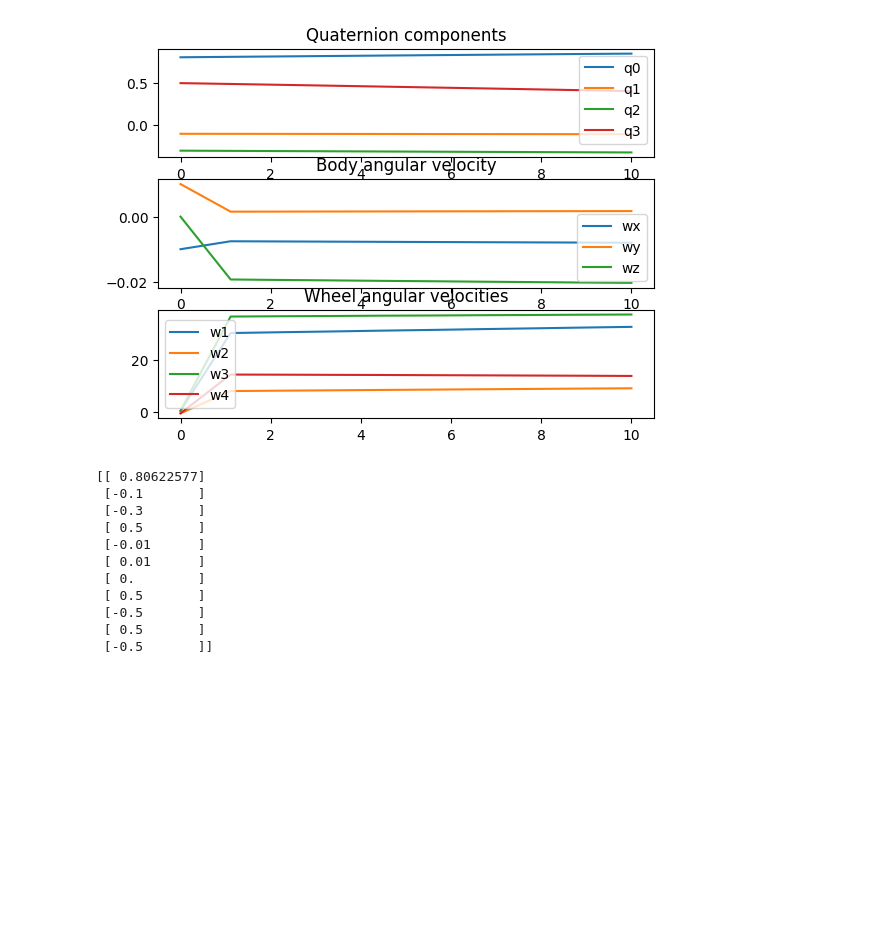
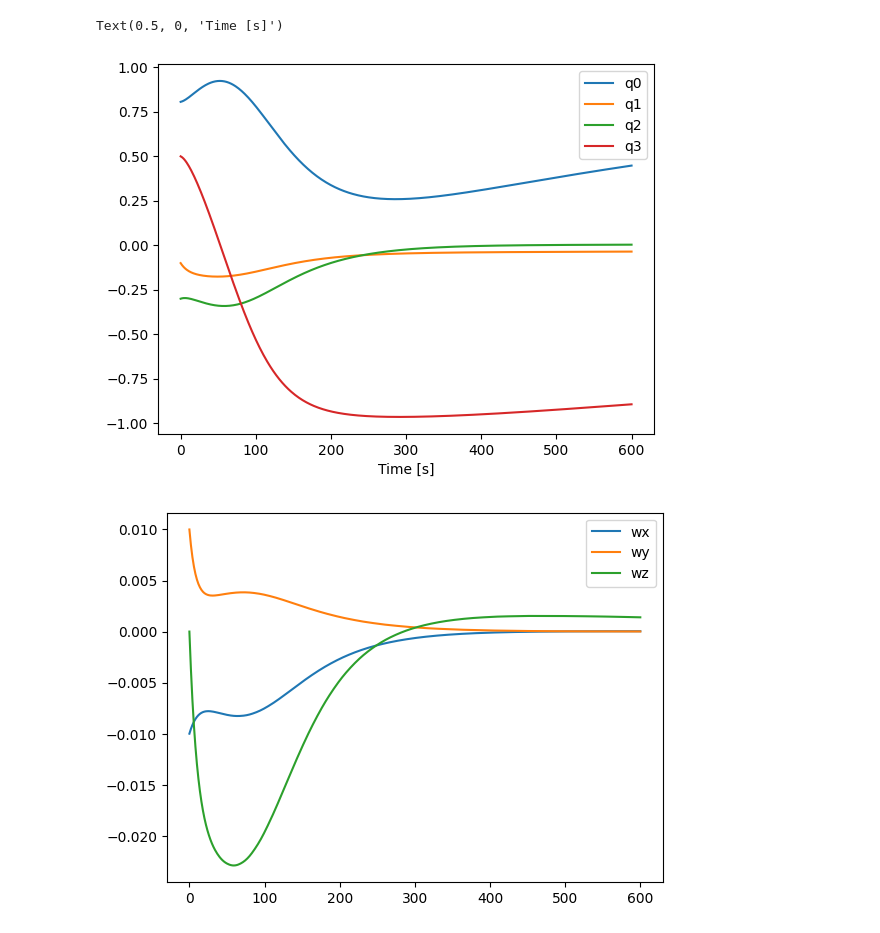
Before and after one commit to Meoli96/ASD, a Jupyter notebook: hw3.ipynb, the cells around one changed output. Saved outputs shown, nothing was run; the diff lists cells and outputs as text; code cells hidden in the pictures; blank space fills up the shorter version.

```diff
--- a/hw3.ipynb
+++ b/hw3.ipynb
@@ -67,7 +67,9 @@ A = c1*np.eye(3)
 B = c2*np.eye(3)
 # %%
 t0 = 0
-tf = 10
+tf = 600
+
+err_quat = []
 # %%
 # Commanded frame and angular velocity
 
@@ -99,7 +105,10 @@ def ode_integrate(t, nu: np.array):
     Rc = b_c(truan)
     q_c.fromR(Rc)
 
+
+
     omc = om_c(truan, truan_dot)
+    omc_dot = om_c_dot(truan, truan_dot)
 
     # Extract state variables
     q_b = Quaternion(nu[0:4])
@@ -119,10 +128,11 @@ def ode_integrate(t, nu: np.array):
     qe = qc*q0b + (-q0c*np.eye(3) + skew(qc))@qb
 
     q_err = Quaternion(np.vstack([q0e, qe]))
+    err_quat.append(q_err)
     om_d = om - omc
 
     # Compute the control torque
-    Tc = skew(om)@Jc@om + Jc@om_c_dot - Jc@np.linalg.inv(A)@B@om_d - Jc@np.linalg.inv(A)@qe
+    Tc = skew(om)@Jc@om + Jc@omc_dot - Jc@A_inv@B@om_d - Jc@A_inv@qe
 
     # Steering law -- compute om_s_dot
     om_s_dot = -np.transpose(A_w)@np.linalg.inv(A_w@np.transpose(A_w))@Tc
@@ -144,42 +154,27 @@ def ode_integrate(t, nu: np.array):
     return dnu.flatten()
 # %%
 sol = spi.solve_ivp(ode_integrate, (t0, tf), np.concatenate((q0.toArray(), om0, om_w0)), t_eval=np.linspace(t0, tf, tf-t0 ))
-# %%
-t = sol.t
-sol = sol.y
-# Plot the results
-fig, axs = plt.subplots(3, 1)
-axs[0].plot(t, sol[0,:], label='q0')
-axs[0].plot(t, sol[1,:], label='q1')
-axs[0].plot(t, sol[2,:], label='q2')
-axs[0].plot(t, sol[3,:], label='q3')
-axs[0].legend()
-axs[0].set_title('Quaternion components')
-axs[1].plot(t, sol[4,:], label='wx')
-axs[1].plot(t, sol[5,:], label='wy')
-axs[1].plot(t, sol[6,:], label='wz')
-axs[1].legend()
-axs[1].set_title('Body angular velocity')
-axs[2].plot(t, sol[7,:], label='w1')
-axs[2].plot(t, sol[8,:], label='w2')
-axs[2].plot(t, sol[9,:], label='w3')
-axs[2].plot(t, sol[10,:], label='w4')
-axs[2].legend()
-axs[2].set_title('Wheel angular velocities')
-plt.show()
-# %% [output]
-[figure, removed]
-# %%
-print(sol[:])
-# %% [output]
-[[ 0.80622577]
- [-0.1       ]
- [-0.3       ]
- [ 0.5       ]
- [-0.01      ]
- [ 0.01      ]
- [ 0.        ]
- [ 0.5       ]
- [-0.5       ]
- [ 0.5       ]
- [-0.5       ]]
+# %%
+t = sol.t
+solp = sol.y
+# %%
+# Plot the results as single plots
+plt.figure(1)
+plt.plot(t, solp[0,:], label='q0')
+plt.plot(t, solp[1,:], label='q1')
+plt.plot(t, solp[2,:], label='q2')
+plt.plot(t, solp[3,:], label='q3')
+plt.legend()
+plt.xlabel('Time [s]')
+# %% [output]
+Text(0.5, 0, 'Time [s]')
+[figure, added]
+# %%
+plt.figure(2)
+plt.plot(t, solp[4,:], label='wx')
+plt.plot(t, solp[5,:], label='wy')
+plt.plot(t, solp[6,:], label='wz')
+plt.legend()
+plt.show()
+# %% [output]
+[figure, added]
```
Also changed, not shown: parts of 4 cells of this notebook.
